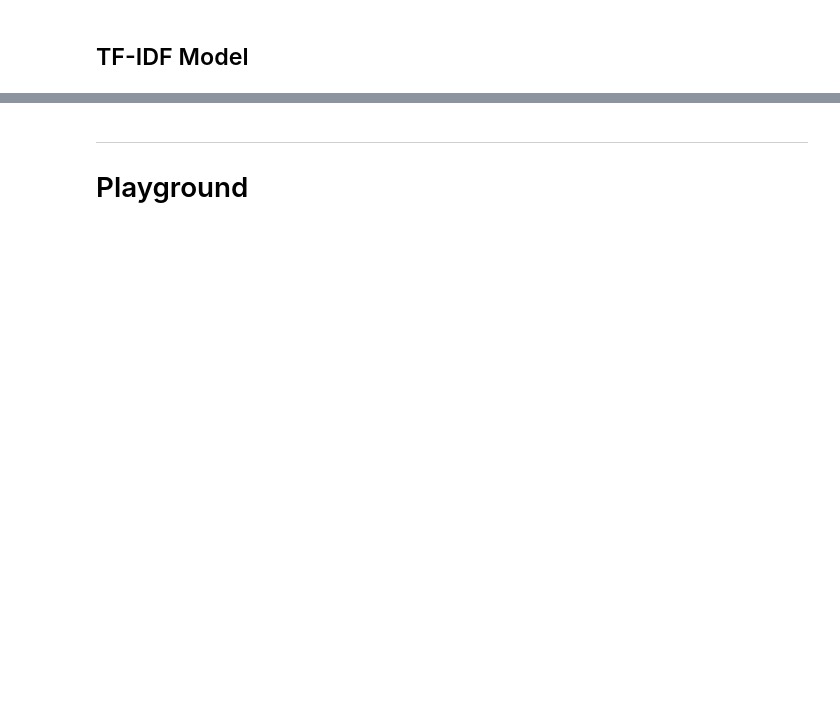
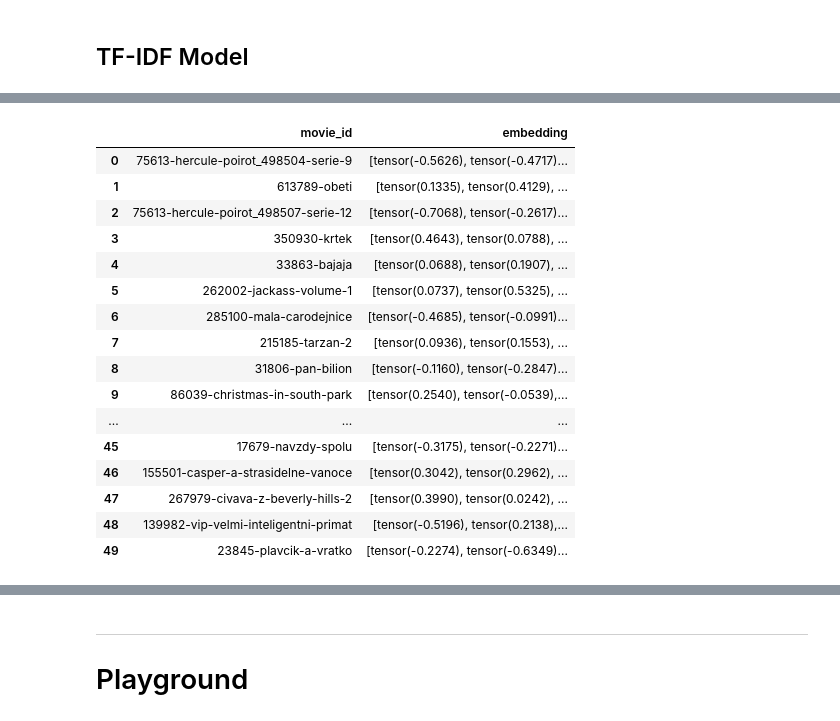
Before and after one commit to prompteus/csfd-movie-recommender, a Jupyter notebook: src/recommend/notebooks/cb_recsystems_AdamBranch.ipynb, the cells around one changed output, grey strips where cells are left out. Drawn from its saved outputs; the diff is of its cells as text; code cells hidden in the pictures; blank space fills up the shorter version.

```diff
--- a/src/recommend/notebooks/cb_recsystems_AdamBranch.ipynb
+++ b/src/recommend/notebooks/cb_recsystems_AdamBranch.ipynb
@@ -252,0 +574,11 @@ class TfidfRS(RecSysBase):
+# %%
+tokenizer = AutoTokenizer.from_pretrained("UWB-AIR/Czert-B-base-cased")
+model = AutoModelForPreTraining.from_pretrained("UWB-AIR/Czert-B-base-cased")
+
+# Put the model in "evaluation" mode, meaning feed-forward operation.
+model.eval()
+None
+# %%
+df_headlines = pd.read_csv("../../../data/headlines.csv")
+df_headlines.head(4)
+df_headlines.drop(columns=["Unnamed: 0.1", "Unnamed: 0", "embedding"], inplace=True)
@@ -252,0 +663,8 @@ class TfidfRS(RecSysBase):
+# %%
+# %%time
+# for each film in headlines generate embeddings and save to headlines.csv
+embeds = []
+for h in tqdm(df_headlines.headline):
+    embeds.append(generate_sentence_embedding(h, model, tokenizer).tolist())
+df_headlines["embedding"] = embeds
+df_headlines.to_csv("../../../data/headlines_test.csv")
@@ -252,0 +850,20 @@ class TfidfRS(RecSysBase):
+# %%
+pd.merge(movie_db[:50], df_headlines, how='inner')[["movie_id", "embedding"]]
+# %% [output]
+|  | movie_id | embedding |
+| 0 | 75613-hercule-poirot_498504-serie-9 | [tensor(-0.5626), tensor(-0.4717)... |
+| 1 | 613789-obeti | [tensor(0.1335), tensor(0.4129), ... |
+| 2 | 75613-hercule-poirot_498507-serie-12 | [tensor(-0.7068), tensor(-0.2617)... |
+| 3 | 350930-krtek | [tensor(0.4643), tensor(0.0788), ... |
+| 4 | 33863-bajaja | [tensor(0.0688), tensor(0.1907), ... |
+| 5 | 262002-jackass-volume-1 | [tensor(0.0737), tensor(0.5325), ... |
+| 6 | 285100-mala-carodejnice | [tensor(-0.4685), tensor(-0.0991)... |
+| 7 | 215185-tarzan-2 | [tensor(0.0936), tensor(0.1553), ... |
+| 8 | 31806-pan-bilion | [tensor(-0.1160), tensor(-0.2847)... |
+| 9 | 86039-christmas-in-south-park | [tensor(0.2540), tensor(-0.0539),... |
+| ... | ... | ... |
+| 45 | 17679-navzdy-spolu | [tensor(-0.3175), tensor(-0.2271)... |
+| 46 | 155501-casper-a-strasidelne-vanoce | [tensor(0.3042), tensor(0.2962), ... |
+| 47 | 267979-civava-z-beverly-hills-2 | [tensor(0.3990), tensor(0.0242), ... |
+| 48 | 139982-vip-velmi-inteligentni-primat | [tensor(-0.5196), tensor(0.2138),... |
+| 49 | 23845-plavcik-a-vratko | [tensor(-0.2274), tensor(-0.6349)... |
```
Also changed, not shown: parts of 55 cells of this notebook.
